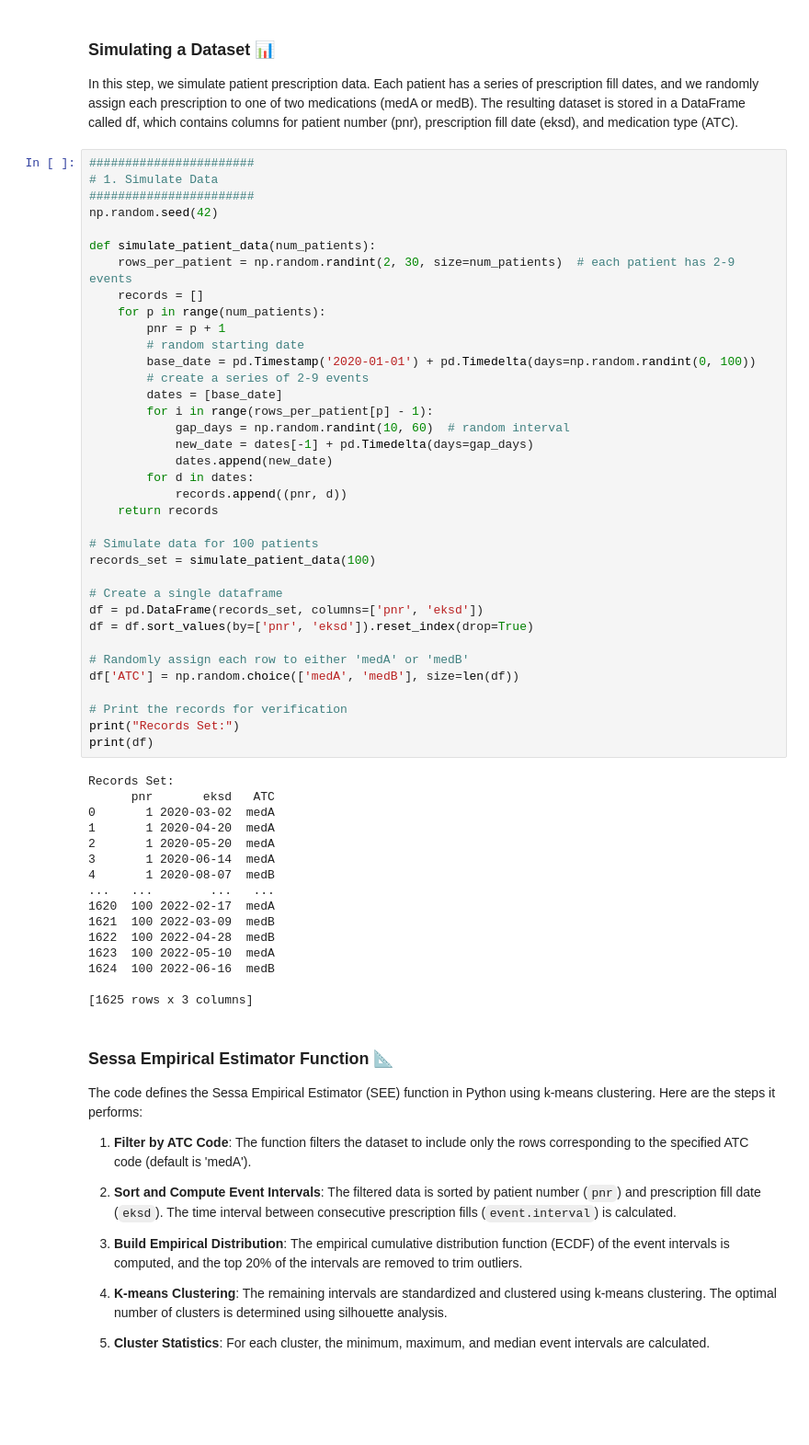
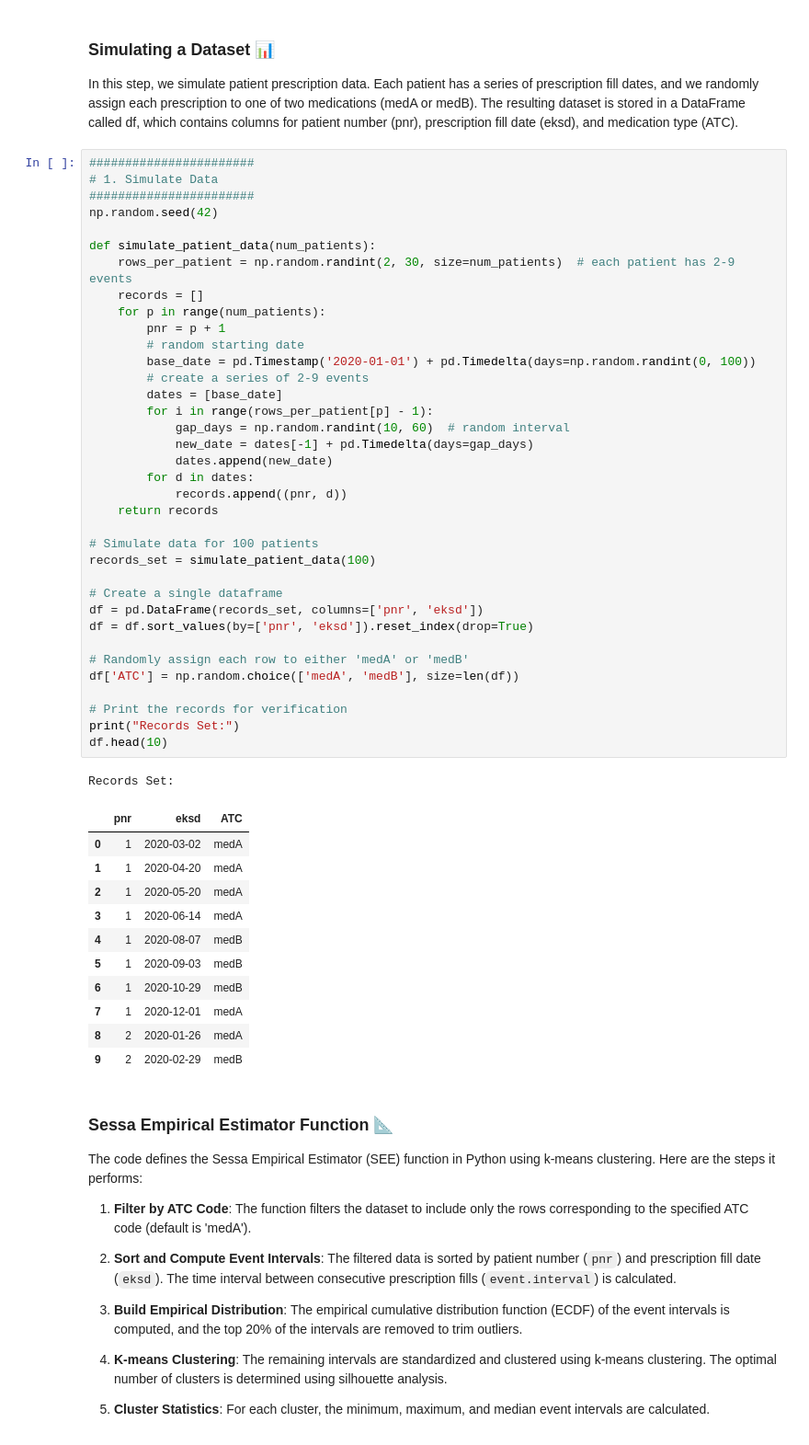
Before and after one commit to jbotmallen/DATA_ANALYTICS, a Jupyter notebook: Assigments/Assignment_3/assignment_3.ipynb, the cells around one changed output. Shown at 92% size. Drawn from its saved outputs; the diff is of its cells as text; blank space fills up the shorter version.

```diff
--- a/Assigments/Assignment_3/assignment_3.ipynb
+++ b/Assigments/Assignment_3/assignment_3.ipynb
@@ -44,48 +44,45 @@ def simulate_patient_data(num_patients):
     rows_per_patient = np.random.randint(2, 30, size=num_patients)  # each patient has 2-9 events
     records = []
     for p in range(num_patients):
         pnr = p + 1
         # random starting date
         base_date = pd.Timestamp('2020-01-01') + pd.Timedelta(days=np.random.randint(0, 100))
         # create a series of 2-9 events
         dates = [base_date]
         for i in range(rows_per_patient[p] - 1):
             gap_days = np.random.randint(10, 60)  # random interval
             new_date = dates[-1] + pd.Timedelta(days=gap_days)
             dates.append(new_date)
         for d in dates:
             records.append((pnr, d))
     return records
 
 # Simulate data for 100 patients
 records_set = simulate_patient_data(100)
 
 # Create a single dataframe
 df = pd.DataFrame(records_set, columns=['pnr', 'eksd'])
 df = df.sort_values(by=['pnr', 'eksd']).reset_index(drop=True)
 
 # Randomly assign each row to either 'medA' or 'medB'
 df['ATC'] = np.random.choice(['medA', 'medB'], size=len(df))
 
 # Print the records for verification
 print("Records Set:")
-print(df)
+df.head(10)
 # %% [output]
 Records Set:
-      pnr       eksd   ATC
-0       1 2020-03-02  medA
-1       1 2020-04-20  medA
-2       1 2020-05-20  medA
-3       1 2020-06-14  medA
-4       1 2020-08-07  medB
-...   ...        ...   ...
-1620  100 2022-02-17  medA
-1621  100 2022-03-09  medB
-1622  100 2022-04-28  medB
-1623  100 2022-05-10  medA
-1624  100 2022-06-16  medB
-
-[1625 rows x 3 columns]
+|  | pnr | eksd | ATC |
+| 0 | 1 | 2020-03-02 | medA |
+| 1 | 1 | 2020-04-20 | medA |
+| 2 | 1 | 2020-05-20 | medA |
+| 3 | 1 | 2020-06-14 | medA |
+| 4 | 1 | 2020-08-07 | medB |
+| 5 | 1 | 2020-09-03 | medB |
+| 6 | 1 | 2020-10-29 | medB |
+| 7 | 1 | 2020-12-01 | medA |
+| 8 | 2 | 2020-01-26 | medA |
+| 9 | 2 | 2020-02-29 | medB |
 # %% [markdown]
 ### Sessa Empirical Estimator Function 📐
 The code defines the Sessa Empirical Estimator (SEE) function in Python using k-means clustering. Here are the steps it performs:
```
Also changed, not shown: parts of 17 cells of this notebook.
